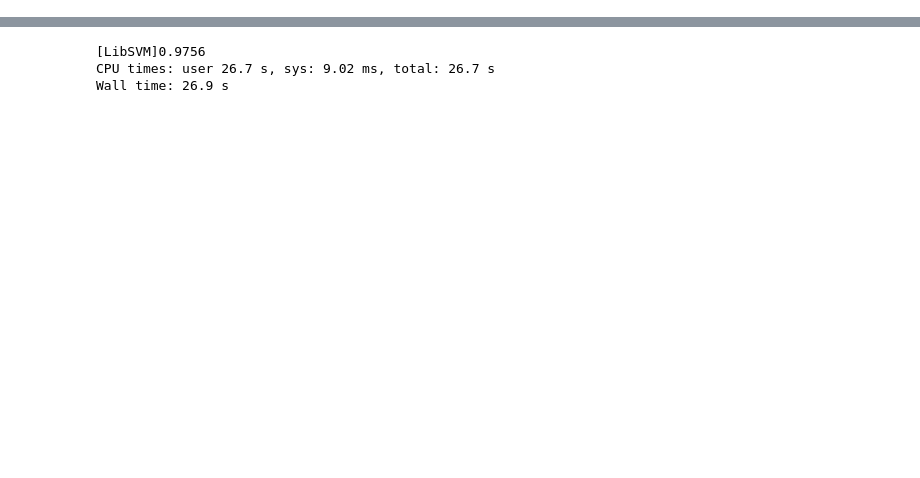
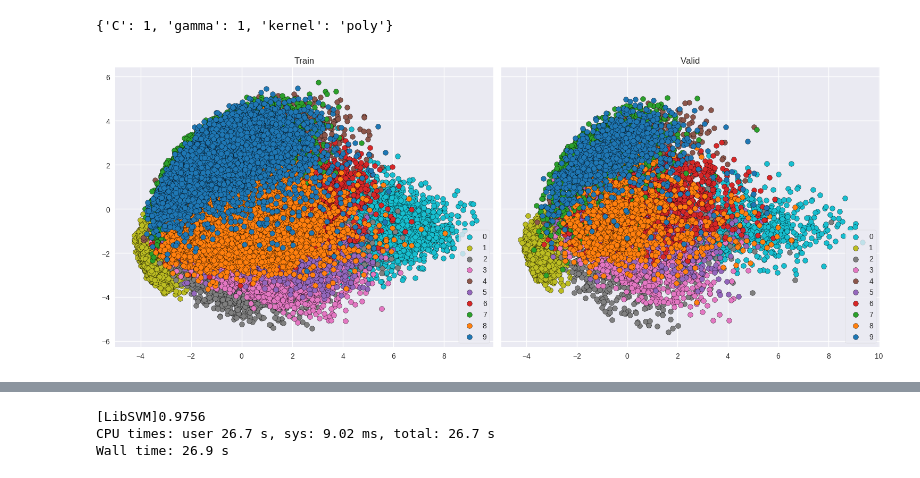
Before and after one commit to amoshyc/ccu-multimedia, a Jupyter notebook: hw2/mnist.ipynb, the cells around one changed output, grey strips where cells are left out. Saved outputs shown, nothing was run; the diff lists cells and outputs as text; code cells hidden in the pictures; blank space fills up the shorter version.

```diff
--- a/hw2/mnist.ipynb
+++ b/hw2/mnist.ipynb
@@ -86,0 +56,22 @@ Wall time: 6.37 s
+# %%
+params = [
+    {
+        kernel: ['rbf'],
+        'C': [1e-1, 1, 10, 100],
+        'gamma': [1e-3, 1e-2, 1e-1, 1],
+    },
+    {
+        kernel: ['poly'],
+        'C': [1e-1, 1, 10, 100],
+        'gamma': [1e-3, 1e-2, 1e-1, 1],
+    },
+    {
+        kernel: ['linear'],
+        'C': [1e-1, 1, 10, 100],
+        'gamma': [1e-3, 1e-2, 1e-1, 1],
+    },
+]
+
+clf = GridSearchCV(SVC(), params, cv=2, scoring='accuracy', verbose=100, n_jobs=-1)
+clf.fit(xt, yt)
+print(clf.best_params_)
@@ -86,0 +105,29 @@ Wall time: 6.37 s
+# %%
+print(clf.best_params_)
+# %% [output]
+{'C': 1, 'gamma': 1, 'kernel': 'poly'}
+# %%
+%%time
+
+def plot2d(xs, ys, ax=None, title=''):
+    cmap = plt.cm.tab10_r
+    ax = ax if ax else plt.subplot()
+    for y in range(10):
+        data = xs[ys == y, :]
+        ax.scatter(data[:, 0], data[:, 1], c=cmap(y / 10), label=y, edgecolors='k')
+    ax.legend(loc='lower right', frameon=True)
+    ax.set_title(title)
+    return ax
+
+pca2d = PCA(n_components=2)
+pca2d.fit(np.vstack([xt, xv]))
+xt_pca2d = pca2d.transform(xt)
+xv_pca2d = pca2d.transform(xv)
+
+fig, ax = plt.subplots(1, 2, sharey=True, dpi=100, figsize=(15, 6))
+plot2d(xt_pca2d, yt, ax=ax[0], title='Train')
+plot2d(xv_pca2d, yv, ax=ax[1], title='Valid')
+fig.tight_layout()
+plt.show()
+# %% [output]
+[figure, added]
```
Also changed, not shown: parts of 10 cells of this notebook.
